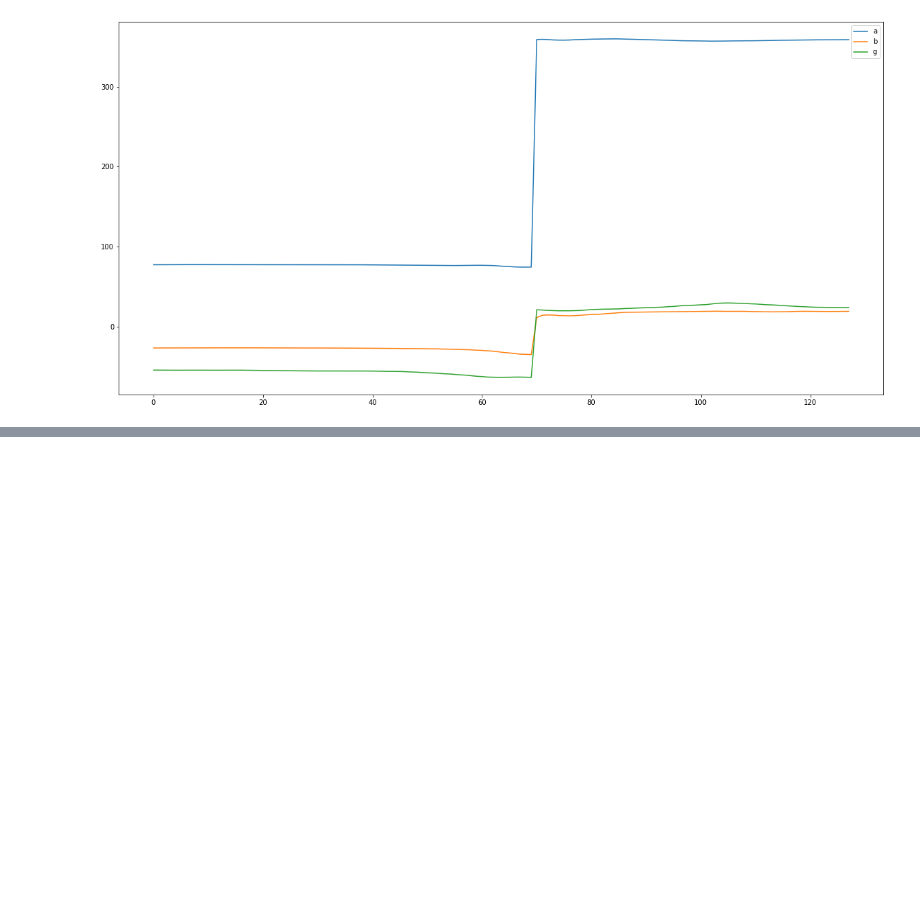
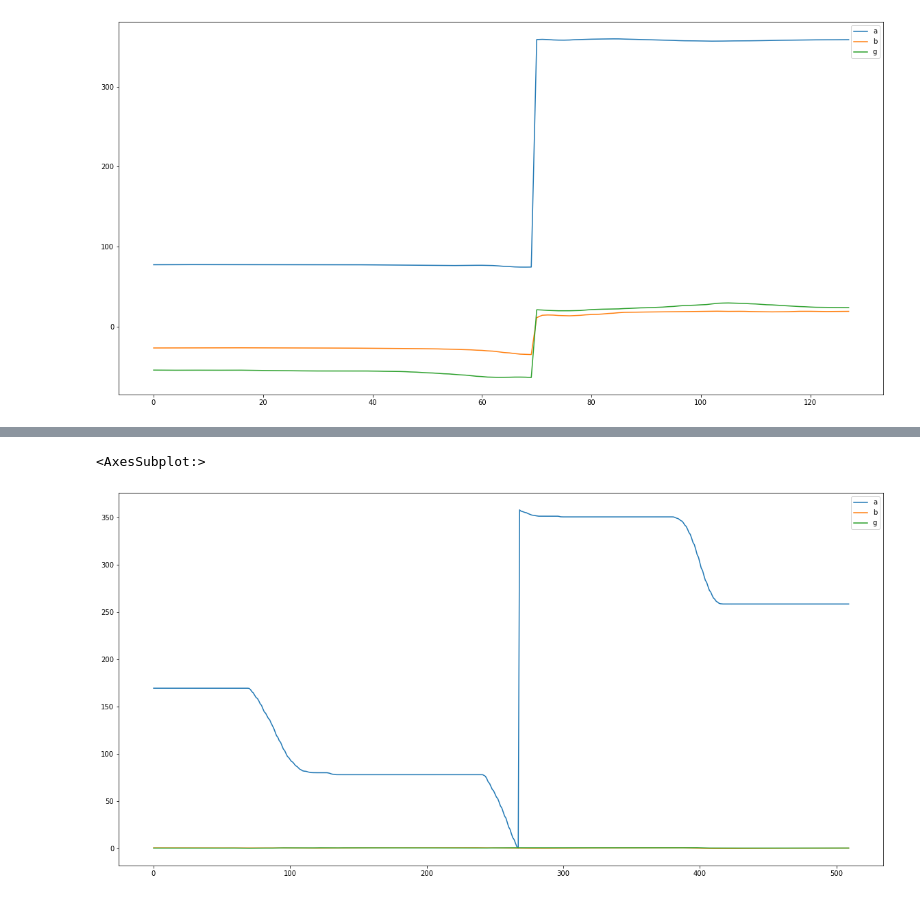
Before and after one commit to hmcurt01/Bruh-Team, a Jupyter notebook: swing data/swing.ipynb, the cells around one changed output, grey strips where cells are left out. Cells and saved outputs as stored; diff of their text form; code cells hidden in the pictures; blank space fills up the shorter version.

```diff
--- a/swing data/swing.ipynb
+++ b/swing data/swing.ipynb
@@ -57,0 +78,6 @@ df_rotate.plot(figsize=(20,10))
+# %%
+df_orient = pd.read_json("data_orient24.json")
+df_orient.plot(figsize=(20,10))
+# %% [output]
+<AxesSubplot:>
+[figure, added]
```
Also changed, not shown: parts of 2 cells of this notebook, 5 other files.
